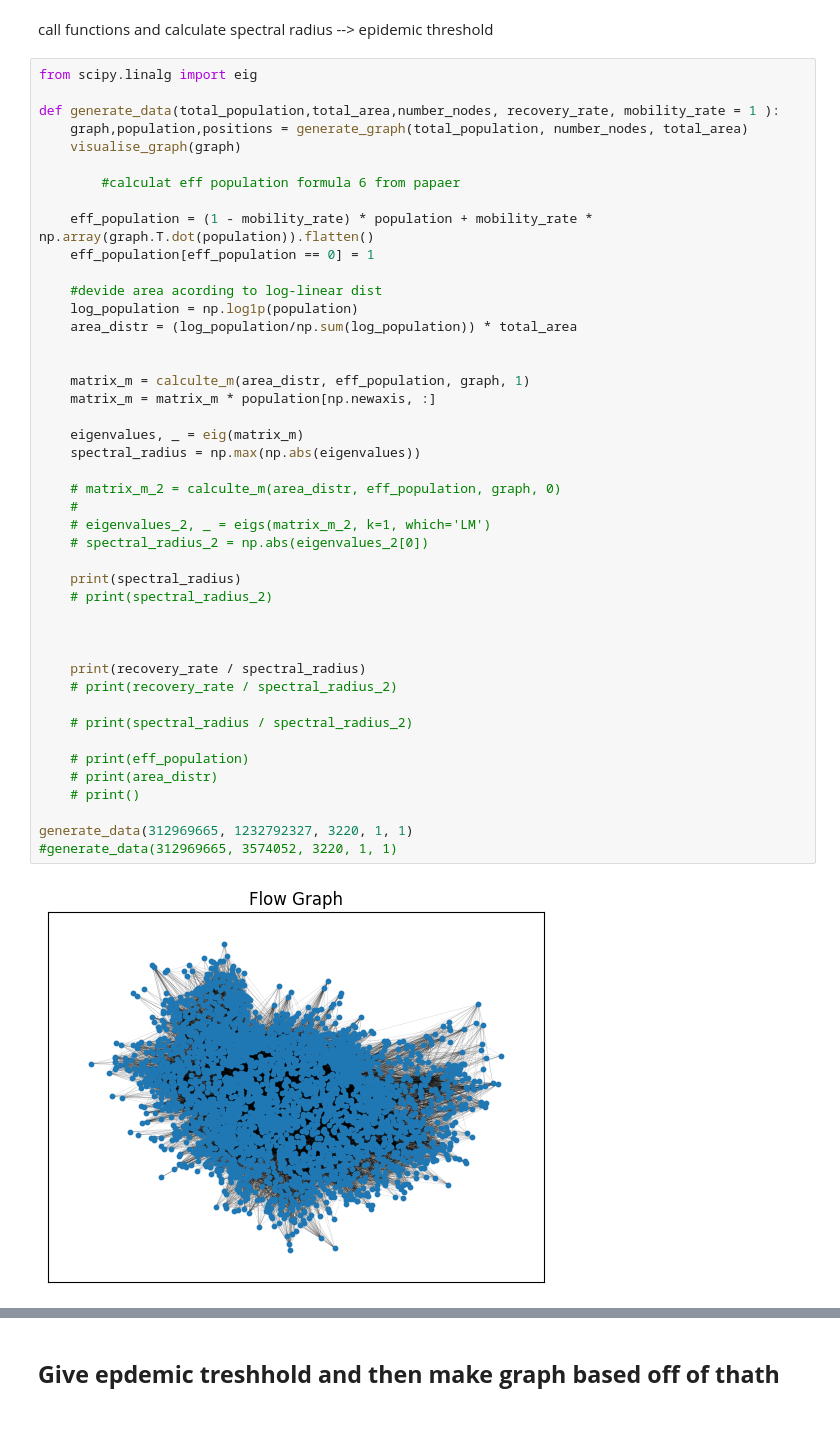
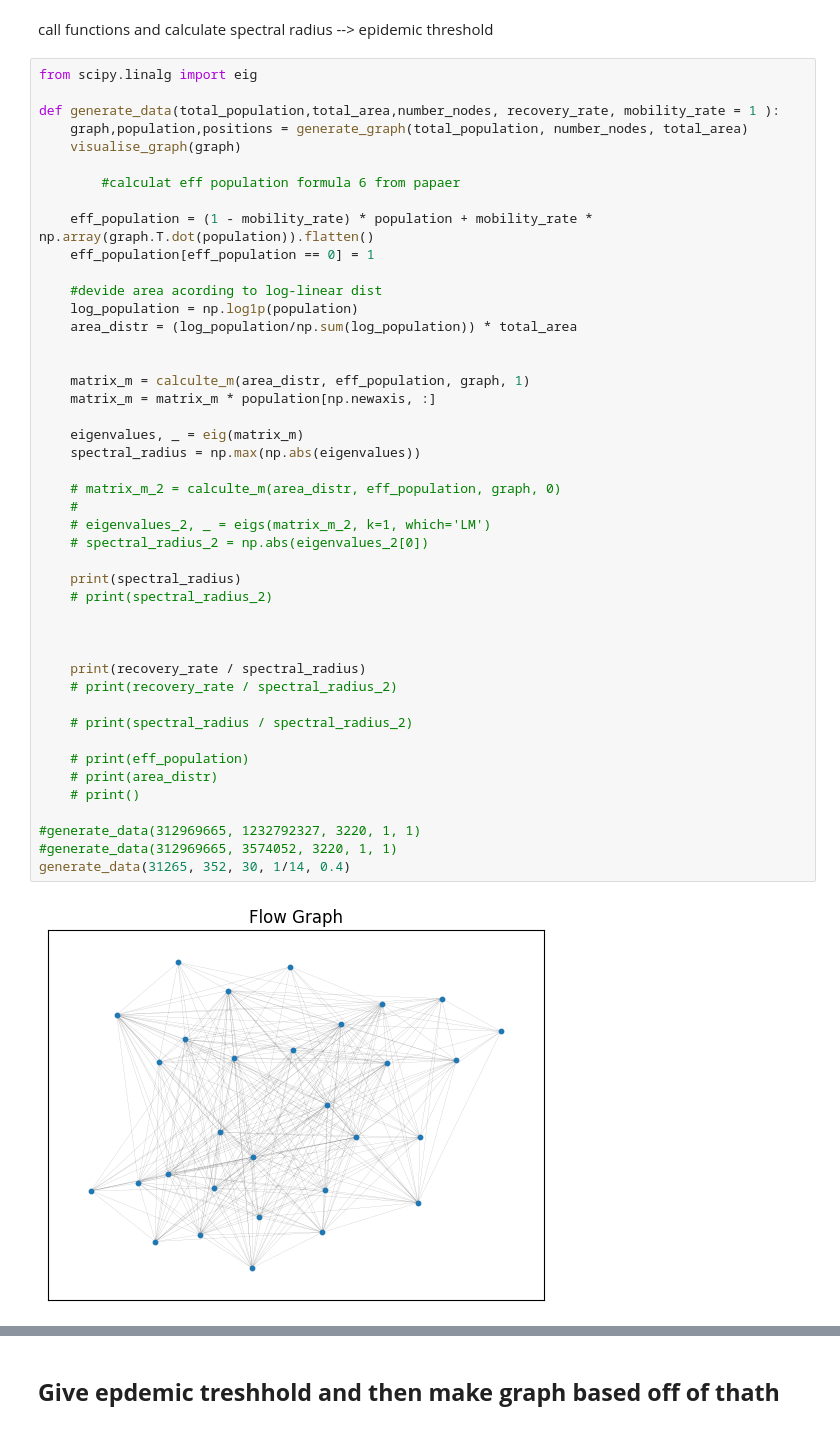
Before and after one commit to epnck/thesis, a Jupyter notebook: data generation/datagen.ipynb, the cells around one changed output, grey strips where cells are left out. Saved outputs shown, nothing was run; the diff lists cells and outputs as text.

```diff
--- a/data generation/datagen.ipynb
+++ b/data generation/datagen.ipynb
@@ -126,32 +126,33 @@ def generate_data(total_population,total_area,number_nodes, recovery_rate, mobil
     area_distr = (log_population/np.sum(log_population)) * total_area
 
 
     matrix_m = calculte_m(area_distr, eff_population, graph, 1)
     matrix_m = matrix_m * population[np.newaxis, :]
 
     eigenvalues, _ = eig(matrix_m)
     spectral_radius = np.max(np.abs(eigenvalues))
 
     # matrix_m_2 = calculte_m(area_distr, eff_population, graph, 0)
     #
     # eigenvalues_2, _ = eigs(matrix_m_2, k=1, which='LM')
     # spectral_radius_2 = np.abs(eigenvalues_2[0])
 
     print(spectral_radius)
     # print(spectral_radius_2)
 
 
 
     print(recovery_rate / spectral_radius)
     # print(recovery_rate / spectral_radius_2)
 
     # print(spectral_radius / spectral_radius_2)
 
     # print(eff_population)
     # print(area_distr)
     # print()
 
-generate_data(312969665, 1232792327, 3220, 1, 1)
+#generate_data(312969665, 1232792327, 3220, 1, 1)
 #generate_data(312969665, 3574052, 3220, 1, 1)
+generate_data(31265, 352, 30, 1/14, 0.4)
 # %% [output]
-[figure, old version]
+[figure, new version]
```
Also changed, not shown: parts of 2 cells of this notebook.
